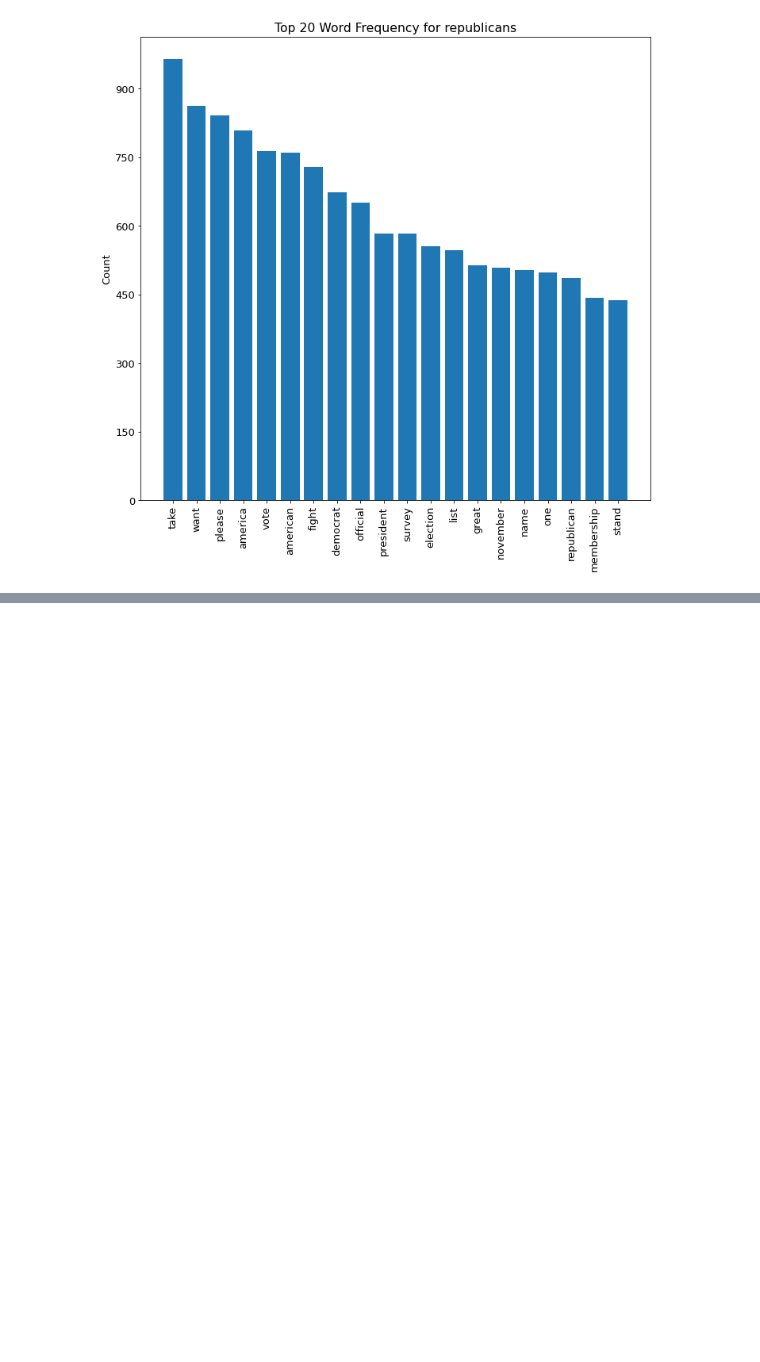
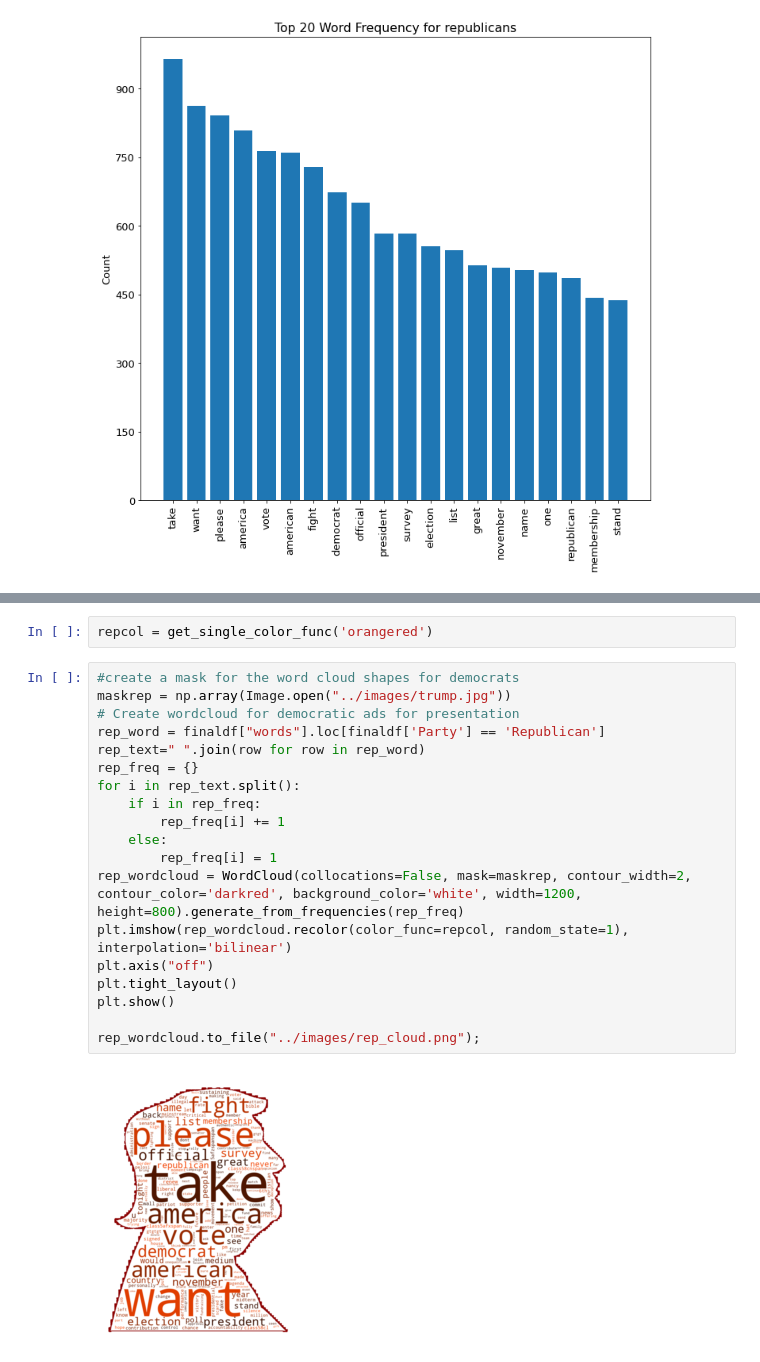
Before and after one commit to JohnSheehan8/Capstone-Political-data, a Jupyter notebook: workingNB/Working_Notebook.ipynb, the cells around one changed output, grey strips where cells are left out. Drawn from its saved outputs; the diff is of its cells as text; blank space fills up the shorter version.

```diff
--- a/workingNB/Working_Notebook.ipynb
+++ b/workingNB/Working_Notebook.ipynb
@@ -518,0 +551,23 @@ visualize_top_20(sample_freq_dist, "Top 20 Word Frequency for republicans")
+# %%
+repcol = get_single_color_func('orangered')
+# %%
+#create a mask for the word cloud shapes for democrats
+maskrep = np.array(Image.open("../images/trump.jpg"))
+# Create wordcloud for democratic ads for presentation
+rep_word = finaldf["words"].loc[finaldf['Party'] == 'Republican']
+rep_text=" ".join(row for row in rep_word)
+rep_freq = {}
+for i in rep_text.split():
+    if i in rep_freq:
+        rep_freq[i] += 1
+    else:
+        rep_freq[i] = 1
+rep_wordcloud = WordCloud(collocations=False, mask=maskrep, contour_width=2, contour_color='darkred', background_color='white', width=1200, height=800).generate_from_frequencies(rep_freq)
+plt.imshow(rep_wordcloud.recolor(color_func=repcol, random_state=1), interpolation='bilinear')
+plt.axis("off")
+plt.tight_layout()
+plt.show()
+
+rep_wordcloud.to_file("../images/rep_cloud.png");
+# %% [output]
+[figure, added]
```
Also changed, not shown: parts of 57 cells of this notebook, 5 other files.
